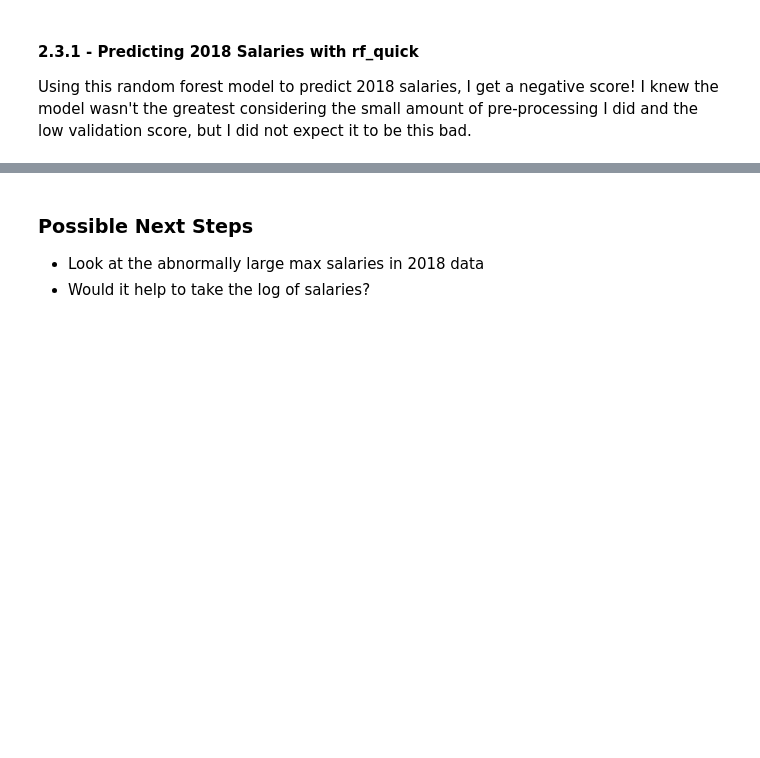
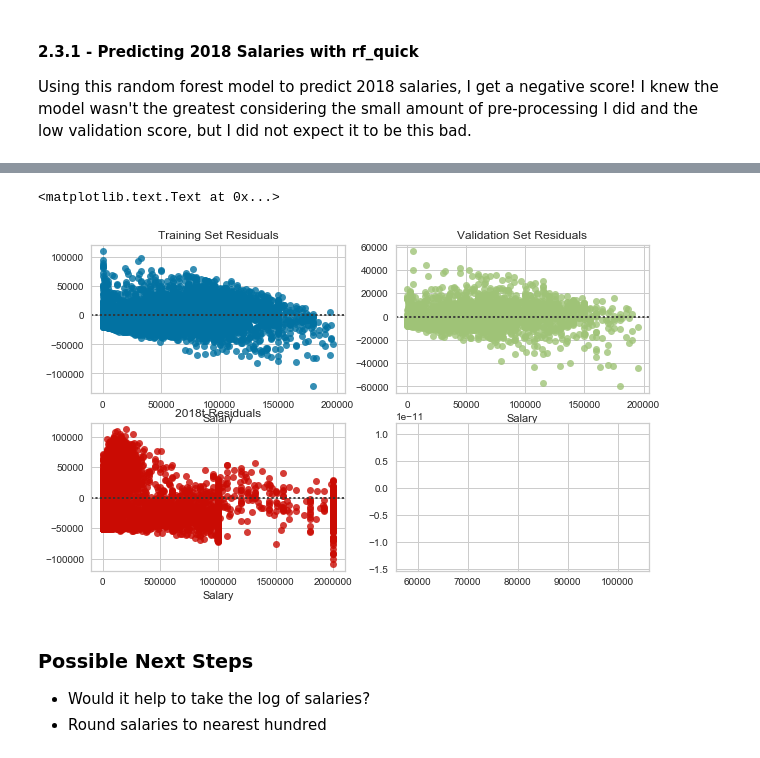
Before and after one commit to yscyang1/Predicting_Salaries_SO, a Jupyter notebook: Predicting Salaries from Stack Overflow Data.ipynb, the cells around one changed output, grey strips where cells are left out. Saved outputs shown, nothing was run; the diff lists cells and outputs as text; code cells hidden in the pictures; blank space fills up the shorter version.

```diff
--- a/Predicting Salaries from Stack Overflow Data.ipynb
+++ b/Predicting Salaries from Stack Overflow Data.ipynb
@@ -240,4 +276,18 @@ metrics.r2_score(y_2018, rf_quick.predict(X_2018))
+# %%
+fig, ((axis1, axis2), (axis3, axis4)) = plt.subplots(2,2,figsize=(10,6))
+
+sns.residplot(x = y_train, y = rf_quick.predict(X_train),ax = axis1)
+axis1.set_title('Training Set Residuals')
+
+sns.residplot(x = y_val, y = rf_quick.predict(X_val), ax = axis2)
+axis2.set_title('Validation Set Residuals')
+
+sns.residplot(x = y_2018, y = rf_quick.predict(X_2018), ax = axis3)
+axis3.set_title('2018t Residuals')
+# %% [output]
+<matplotlib.text.Text at 0x...>
+[figure, added]
 # %% [markdown]
 ### Possible Next Steps
--  Look at the abnormally large max salaries in 2018 data
 -  Would it help to take the log of salaries?
+-  Round salaries to nearest hundred
```
Also changed, not shown: parts of 6 cells of this notebook.
